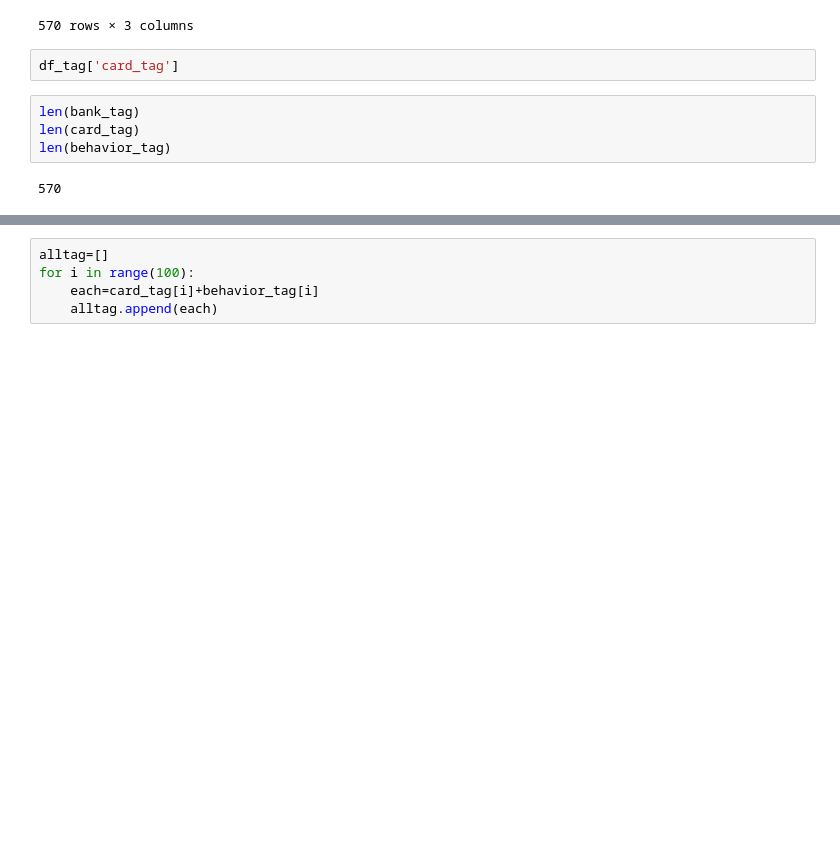
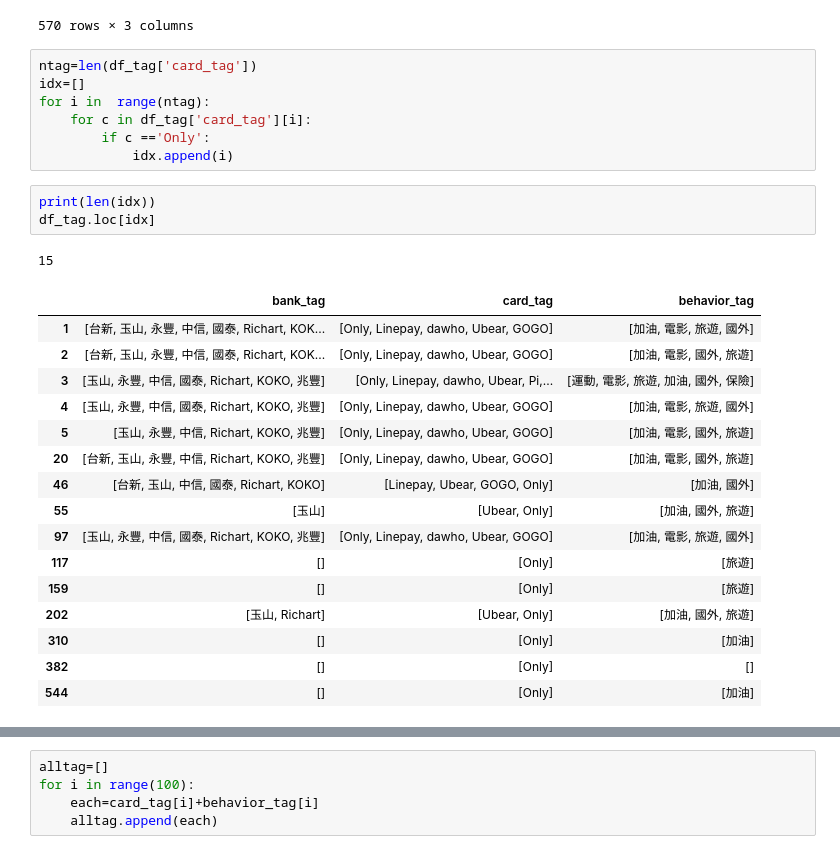
Before and after one commit to ShengHsiang-Kao/DB104, a Jupyter notebook: ass/association_test.ipynb, the cells around one changed output, grey strips where cells are left out. Cells and saved outputs as stored; diff of their text form; blank space fills up the shorter version.

```diff
--- a/ass/association_test.ipynb
+++ b/ass/association_test.ipynb
@@ -146,11 +146,31 @@ df_tag
 | 568 | [] | [] | [] |
 | 569 | [] | [] | [國外] |
 570 rows × 3 columns
-# %%
-df_tag['card_tag']
-# %%
-len(bank_tag)
-len(card_tag)
-len(behavior_tag)
-# %% [output]
-570
+# %%
+ntag=len(df_tag['card_tag'])
+idx=[]
+for i in  range(ntag):
+    for c in df_tag['card_tag'][i]:
+        if c =='Only':
+            idx.append(i)
+# %%
+print(len(idx))
+df_tag.loc[idx]
+# %% [output]
+15
+|  | bank_tag | card_tag | behavior_tag |
+| 1 | [台新, 玉山, 永豐, 中信, 國泰, Richart, KOK... | [Only, Linepay, dawho, Ubear, GOGO] | [加油, 電影, 旅遊, 國外] |
+| 2 | [台新, 玉山, 永豐, 中信, 國泰, Richart, KOK... | [Only, Linepay, dawho, Ubear, GOGO] | [加油, 電影, 國外, 旅遊] |
+| 3 | [玉山, 永豐, 中信, 國泰, Richart, KOKO, 兆豐] | [Only, Linepay, dawho, Ubear, Pi,... | [運動, 電影, 旅遊, 加油, 國外, 保險] |
+| 4 | [玉山, 永豐, 中信, 國泰, Richart, KOKO, 兆豐] | [Only, Linepay, dawho, Ubear, GOGO] | [加油, 電影, 旅遊, 國外] |
+| 5 | [玉山, 永豐, 中信, Richart, KOKO, 兆豐] | [Only, Linepay, dawho, Ubear, GOGO] | [加油, 電影, 國外, 旅遊] |
+| 20 | [台新, 玉山, 永豐, 中信, Richart, KOKO, 兆豐] | [Only, Linepay, dawho, Ubear, GOGO] | [加油, 電影, 國外, 旅遊] |
+| 46 | [台新, 玉山, 中信, 國泰, Richart, KOKO] | [Linepay, Ubear, GOGO, Only] | [加油, 國外] |
+| 55 | [玉山] | [Ubear, Only] | [加油, 國外, 旅遊] |
+| 97 | [玉山, 永豐, 中信, 國泰, Richart, KOKO, 兆豐] | [Only, Linepay, dawho, Ubear, GOGO] | [加油, 電影, 旅遊, 國外] |
+| 117 | [] | [Only] | [旅遊] |
+| 159 | [] | [Only] | [旅遊] |
+| 202 | [玉山, Richart] | [Ubear, Only] | [加油, 國外, 旅遊] |
+| 310 | [] | [Only] | [加油] |
+| 382 | [] | [Only] | [] |
+| 544 | [] | [Only] | [加油] |
```
Also changed, not shown: parts of 1 cell of this notebook.
